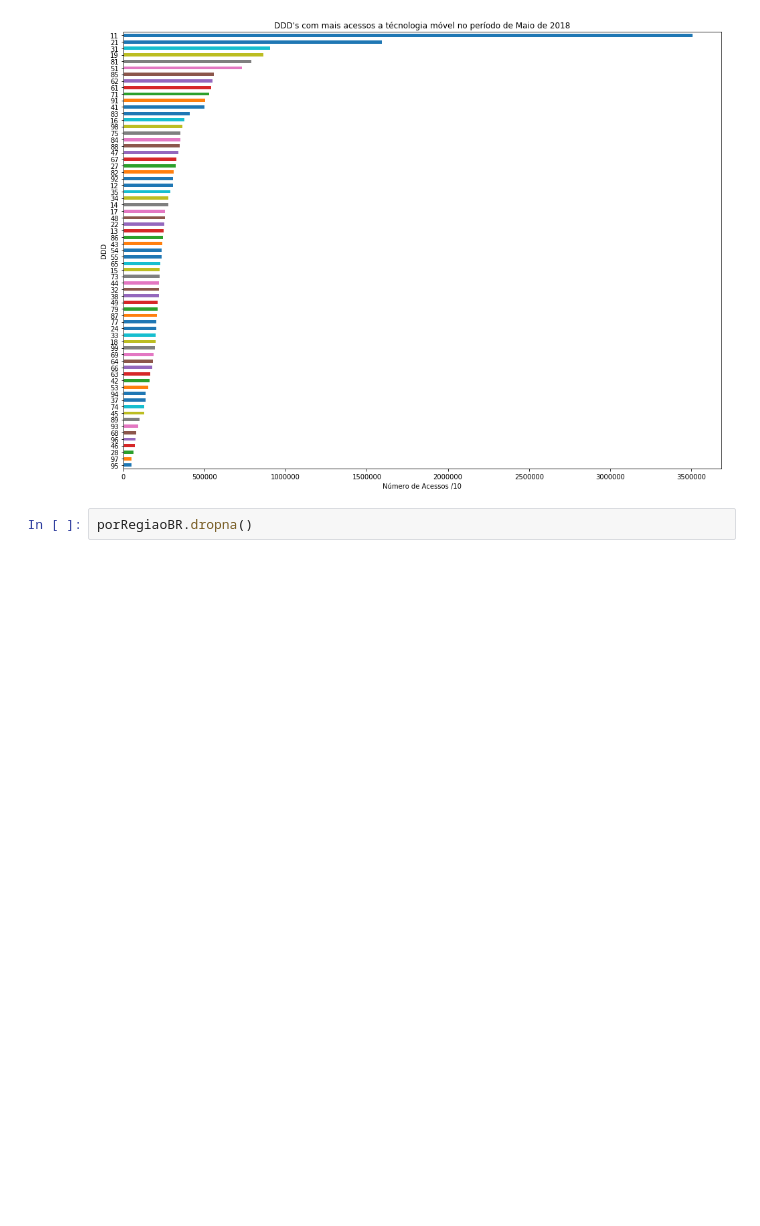
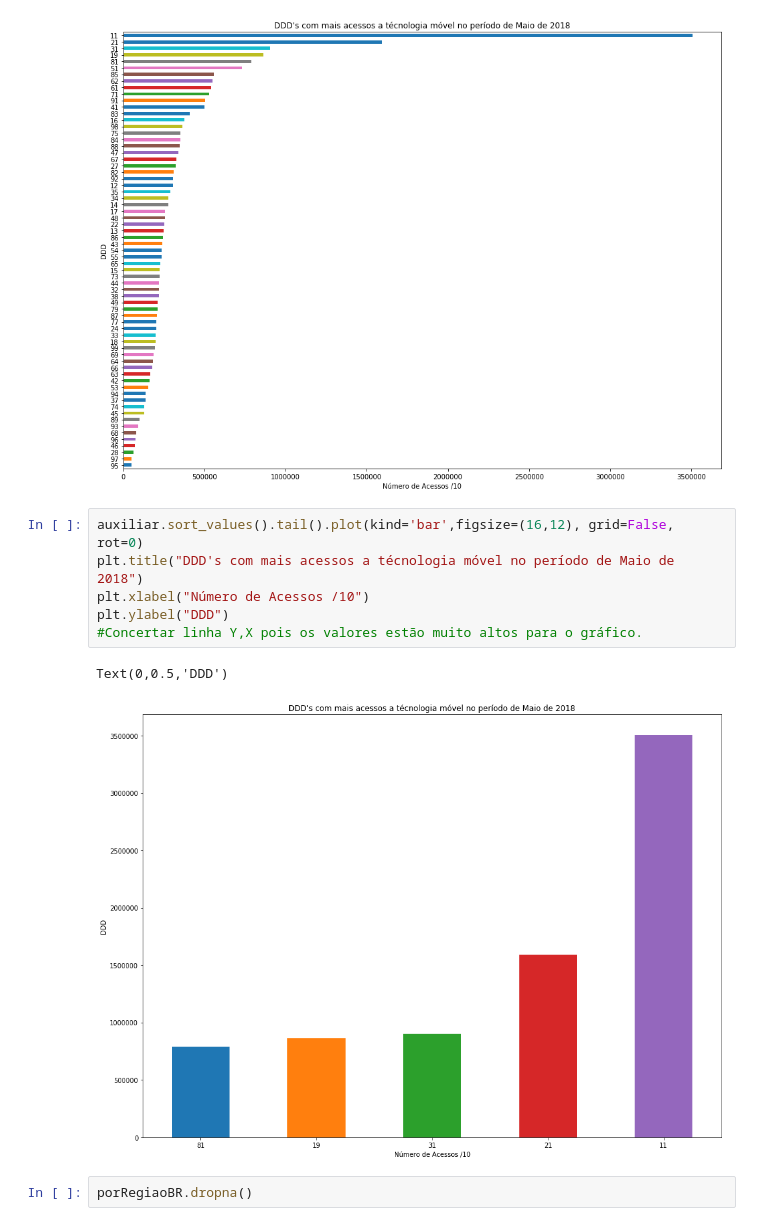
Before and after one commit to WanderWashington/AnaliseAnatel, a Jupyter notebook: Resultados.ipynb, the cells around one changed output. Drawn from its saved outputs; the diff is of its cells as text; blank space fills up the shorter version.

```diff
--- a/Resultados.ipynb
+++ b/Resultados.ipynb
@@ -210,6 +210,15 @@ plt.ylabel("DDD")
 # %% [output]
 Text(0,0.5,'DDD')
 [figure]
+# %%
+auxiliar.sort_values().tail().plot(kind='bar',figsize=(16,12), grid=False, rot=0)
+plt.title("DDD's com mais acessos a técnologia móvel no período de Maio de 2018")
+plt.xlabel("Número de Acessos /10")
+plt.ylabel("DDD")
+#Concertar linha Y,X pois os valores estão muito altos para o gráfico.
+# %% [output]
+Text(0,0.5,'DDD')
+[figure, added]
 # %%
 porRegiaoBR.dropna()
 # %% [output]
```
Also changed, not shown: parts of 1 cell of this notebook, 1 other file.
